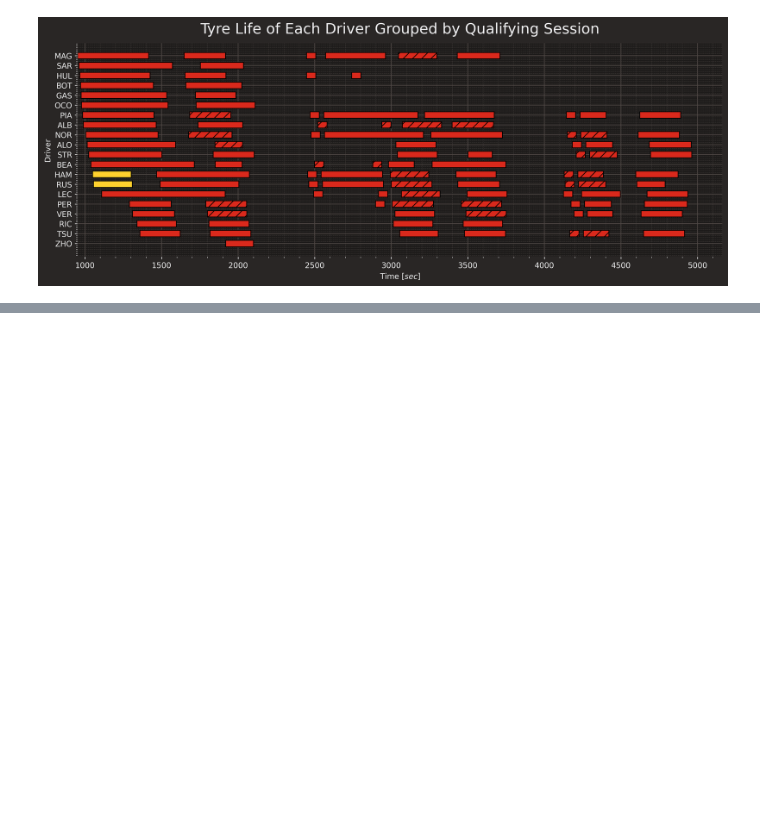
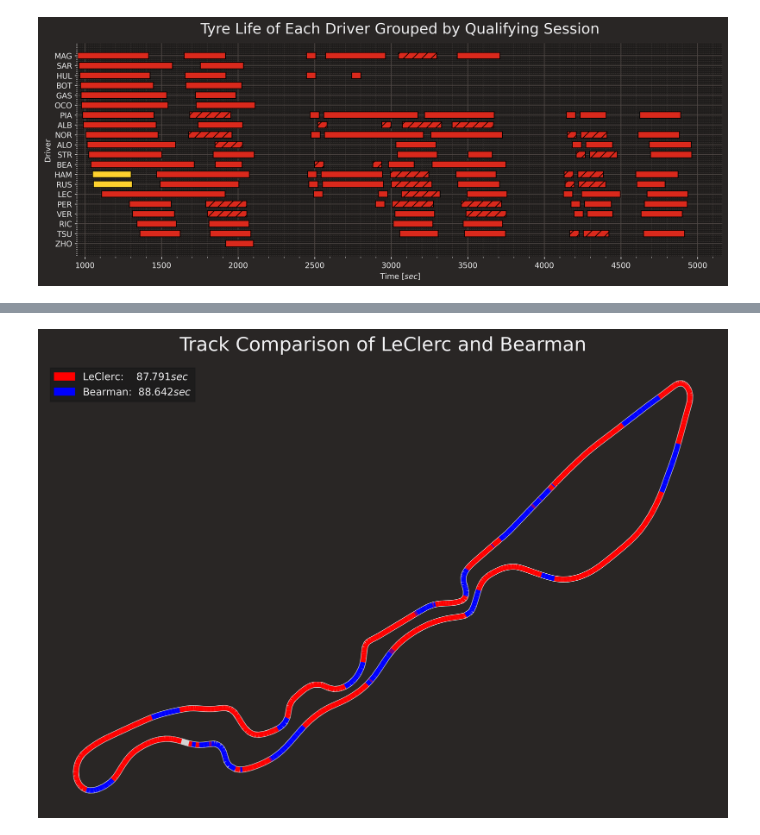
Before and after one commit to visciric/Projects, a Jupyter notebook: F1 Data Analysis/season_2024/02_Jeddah/Qualifying.ipynb, the cells around one changed output, grey strips where cells are left out. Saved outputs shown, nothing was run; the diff lists cells and outputs as text; code cells hidden in the pictures; blank space fills up the shorter version.

```diff
--- a/F1 Data Analysis/season_2024/02_Jeddah/Qualifying.ipynb
+++ b/F1 Data Analysis/season_2024/02_Jeddah/Qualifying.ipynb
@@ -146,0 +196,7 @@ plt.show()
+# %%
+def rotate(xy, angle):
+    """Rotate points by a given angle in degrees."""
+    angle_rad = np.deg2rad(angle)
+    rot_mat = np.array([[np.cos(angle_rad), -np.sin(angle_rad)],
+                        [np.sin(angle_rad), np.cos(angle_rad)]])
+    return np.dot(xy, rot_mat.T)
@@ -146,0 +218,42 @@ plt.show()
+# %%
+fastest_lec = session.laps.pick_driver('LEC').pick_fastest()
+fastest_bea = session.laps.pick_driver('BEA').pick_fastest()
+lec_tel = fastest_lec.get_car_data().add_distance()
+bea_tel = fastest_bea.get_car_data().add_distance()
+
+speed_diff = lec_tel['Speed'] - bea_tel['Speed']
+
+pos = fastest_lec.get_pos_data()
+
+circuit_info = session.get_circuit_info()
+track_angle = circuit_info.rotation
+track = pos.loc[:, ('X', 'Y')].to_numpy()
+
+points_lec = rotate(np.array([fastest_lec.telemetry['X'], fastest_lec.telemetry['Y']]).T, angle=track_angle)
+points_bea = rotate(np.array([fastest_bea.telemetry['X'], fastest_bea.telemetry['Y']]).T, angle=track_angle)
+segments_lec = np.stack([points_lec[:-1], points_lec[1:]], axis=1)
+segments_bea = np.stack([points_bea[:-1], points_bea[1:]], axis=1)
+
+rotated_track = rotate(track, angle=track_angle)
+
+plt.figure(figsize=(12, 8), dpi=300)
+plt.plot(rotated_track[:, 0], rotated_track[:, 1], color='lightgrey', linewidth=6, zorder=1)
+
+# Create a colormap and norm for line collection
+norm = mpl.colors.Normalize(vmin=-1, vmax=1)
+colormap = mpl.colors.LinearSegmentedColormap.from_list("", ["blue", "red"])
+lc_lec = LineCollection(segments_lec, cmap=colormap, norm=norm, linewidth=5)
+lc_lec.set_array(speed_diff)
+
+# Add line collection to plot
+plt.gca().add_collection(lc_lec)
+
+
+red_patch = mpatches.Patch(color='red', label=f'LeClerc:    {fastest_lec.LapTime.total_seconds()} $sec$')
+blue_patch = mpatches.Patch(color='blue', label=f'Bearman:  {fastest_bea.LapTime.total_seconds()} $sec$')
+plt.legend(handles=[red_patch, blue_patch])
+
+plt.title('Track Comparison of LeClerc and Bearman')
+plt.axis('off')
+plt.show()
+# %% [output]
@@ -146,0 +269 @@ plt.show()
+[figure, added]
```
Also changed, not shown: parts of 22 cells of this notebook, 2 other files.
